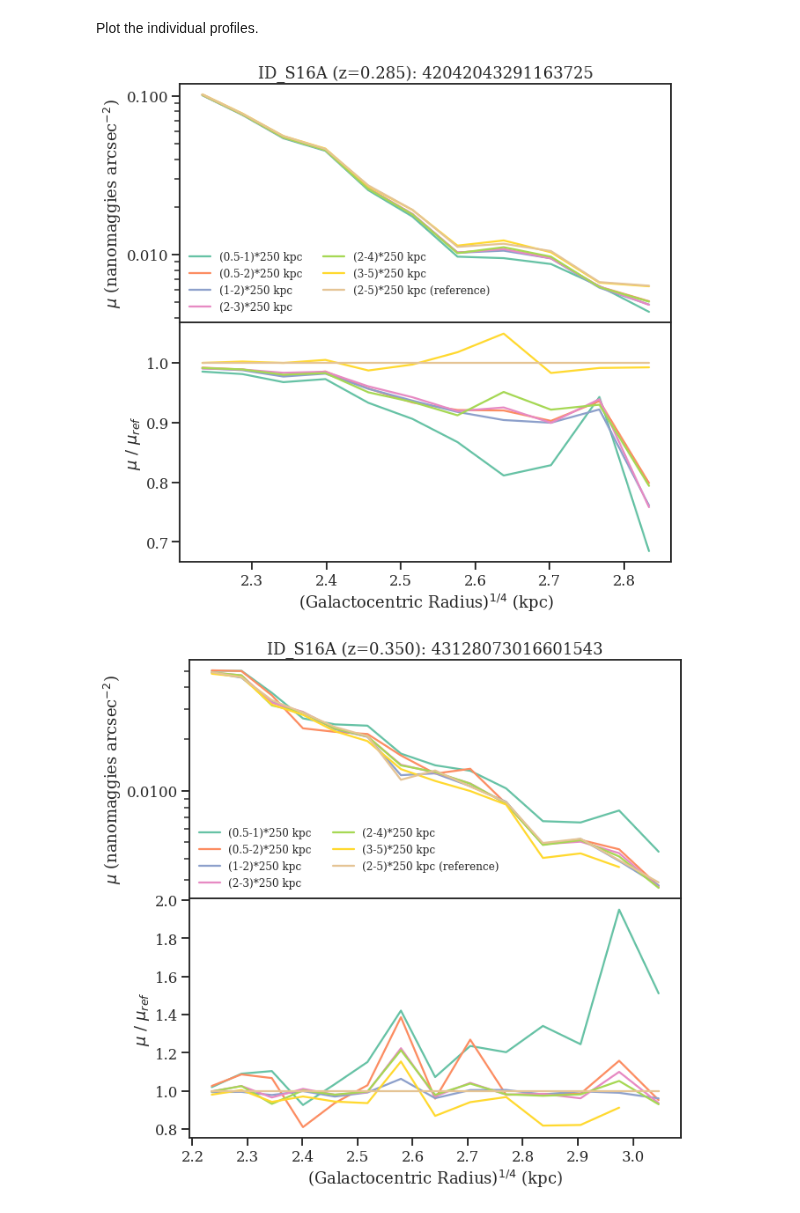
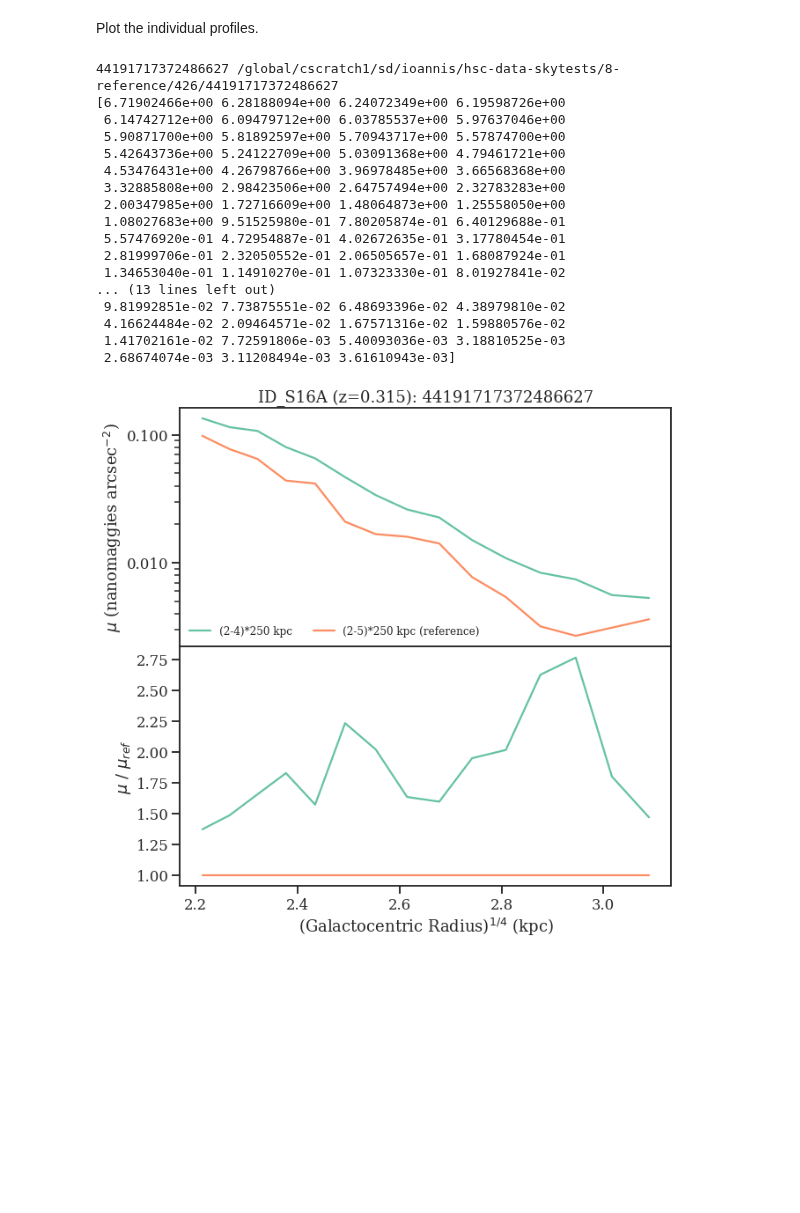
Before and after one commit to moustakas/legacyhalos, a Jupyter notebook: doc/sandbox/legacyhsc-sky-profiles.ipynb, the cells around one changed output. Cells and saved outputs as stored; diff of their text form; code cells hidden in the pictures; blank space fills up the shorter version.

```diff
--- a/doc/sandbox/legacyhsc-sky-profiles.ipynb
+++ b/doc/sandbox/legacyhsc-sky-profiles.ipynb
@@ -26,0 +24,8 @@ Read galaxy indices 0 through 38 (N=38) from /global/project/projectdirs/desi/us
+# %%
+sample = Table.read(os.path.join(os.getenv('HSC_DIR'), 'temp-hsc-sample-s16a-lowz.fits'))
+#sample = read_sample(verbose=True)
+ngal = len(sample)
+#sample
+ww = np.where(sample['ID_S16A'] == 44191717372486627)[0]
+print(ww)
+sample[ww]
@@ -130,7 +137,7 @@ for ii, (xx, dd) in enumerate(zip(ax.flat, ['8-skyrow0', '8-skyrow1', '8-skyrow2
 # %% [markdown]
 Plot the individual profiles.
 # %%
-for igal in np.arange(5)+10:
+for igal in [13]:
     fig, ax = plt.subplots(2, 1, figsize=(10, 10), sharex=True)
     redshift = sample['Z_BEST'][igal]
     factor = arcsec2kpc(redshift)
@@ -138,37 +145,57 @@ for igal in np.arange(5)+10:
     # Read the reference profile
     dd = '8-reference'
     gdir = galaxydir[igal].replace('/8/', '/{}/'.format(dd))
+    print(galaxy[igal], gdir)
     #ellpipe = read_ellipsefit(galaxy[igal], gdir, filesuffix='pipeline')
     #ellpipe['eps'] = ellcust['geometry'].eps
     #pipe = ellipse_sbprofile(ellpipe, linear=True)
-    ellcust = read_ellipsefit(galaxy[igal], gdir)
+    ellcust = read_ellipsefit(galaxy[igal], gdir, verbose=True)
     cust = ellipse_sbprofile(ellcust, linear=True)
     radius_ref, mu_ref = cust['radius_r'], cust['mu_r']
 
-    for dd in ['8-skyrow0', '8-skyrow1', '8-skyrow2', '8-skyrow5', '8-skyrow6', '8-skyrow8', '8-reference']:
+    for dd in ['8-skyrow6', '8-reference']:
+    #for dd in ['8-skyrow0', '8-skyrow1', '8-skyrow2', '8-skyrow5', '8-skyrow6', '8-skyrow8', '8-reference']:
         label = skyrow2label[dd.replace('8-', '')]
         gdir = galaxydir[igal].replace('/8/', '/{}/'.format(dd))
-        ellcust = read_ellipsefit(galaxy[igal], gdir)
+        ellcust = read_ellipsefit(galaxy[igal], gdir, verbose=True)
         cust = ellipse_sbprofile(ellcust, linear=True)
 
         mu_plot = interp1d(cust['radius_r'], cust['mu_r'], bounds_error=False, fill_value=np.nan)(radius_ref)
         good = np.where(((factor * radius_ref)**0.25 > 2.2) * np.isfinite(mu_plot))[0]
+        #print(mu_ref[good], mu_plot)
+        print(mu_plot)
 
         ax[0].plot((factor * radius_ref[good])**0.25, mu_plot[good], label=label)
         ax[1].plot((factor * radius_ref[good])**0.25, mu_plot[good] / mu_ref[good])
 
     ax[0].set_title('ID_S16A (z={:.3f}): {}'.format(redshift, sample['ID_S16A'][igal]))
     ax[0].set_yscale('log')
     #ax[1].set_ylim(0.5, 2.2)
     ax[0].set_ylabel(r'$\mu$ (nanomaggies arcsec$^{-2}$)')
     ax[1].set_xlabel(r'(Galactocentric Radius)$^{1/4}$ (kpc)')
     ax[1].set_ylabel(r'$\mu\ /\ \mu_{{ref}}$')
     ax[0].legend(loc='lower left', ncol=2, frameon=False, fontsize=12)
     ax[0].get_yaxis().set_major_formatter(ScalarFormatter())
     #for xx in ax:
     #    xx.autoscale(tight=True)
     #    xx.set_xlim(2, 3)
     fig.subplots_adjust(hspace=0)
 # %% [output]
+44191717372486627 /global/cscratch1/sd/ioannis/hsc-data-skytests/8-reference/426/44191717372486627
+[6.71902466e+00 6.28188094e+00 6.24072349e+00 6.19598726e+00
+ 6.14742712e+00 6.09479712e+00 6.03785537e+00 5.97637046e+00
+ 5.90871700e+00 5.81892597e+00 5.70943717e+00 5.57874700e+00
+ 5.42643736e+00 5.24122709e+00 5.03091368e+00 4.79461721e+00
+ 4.53476431e+00 4.26798766e+00 3.96978485e+00 3.66568368e+00
+ 3.32885808e+00 2.98423506e+00 2.64757494e+00 2.32783283e+00
+ 2.00347985e+00 1.72716609e+00 1.48064873e+00 1.25558050e+00
+ 1.08027683e+00 9.51525980e-01 7.80205874e-01 6.40129688e-01
+ 5.57476920e-01 4.72954887e-01 4.02672635e-01 3.17780454e-01
+ 2.81999706e-01 2.32050552e-01 2.06505657e-01 1.68087924e-01
+ 1.34653040e-01 1.14910270e-01 1.07323330e-01 8.01927841e-02
+... (13 lines left out)
+ 9.81992851e-02 7.73875551e-02 6.48693396e-02 4.38979810e-02
+ 4.16624484e-02 2.09464571e-02 1.67571316e-02 1.59880576e-02
+ 1.41702161e-02 7.72591806e-03 5.40093036e-03 3.18810525e-03
+ 2.68674074e-03 3.11208494e-03 3.61610943e-03]
-[figure, old version]
+[figure, new version]
-[figure, removed]
```
Also changed, not shown: parts of 9 cells of this notebook, 3 other files.
